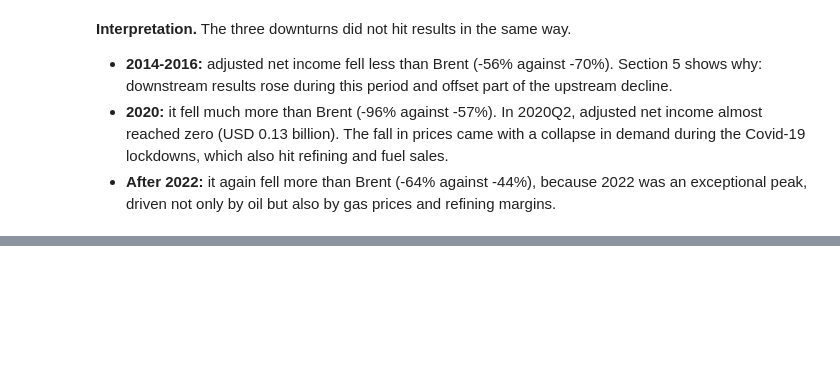
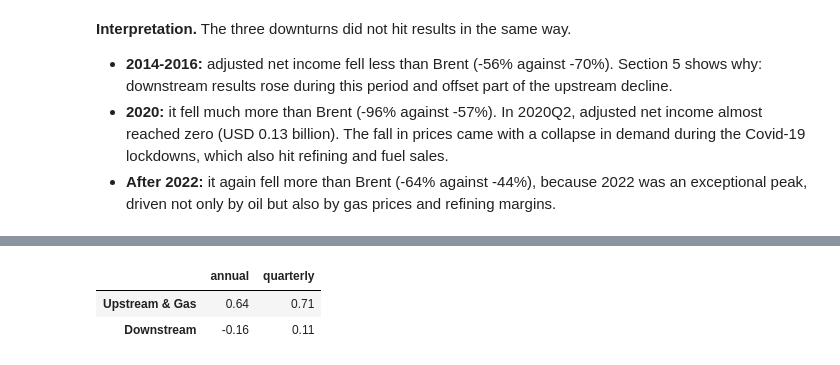
Before and after one commit to Mouabd19/TotalEnergies-Oil-Price-Analysis, a Jupyter notebook: notebooks/01_totalenergies_analysis.ipynb, the cells around one changed output, grey strips where cells are left out. Cells and saved outputs as stored; diff of their text form; code cells hidden in the pictures; blank space fills up the shorter version.

```diff
--- a/notebooks/01_totalenergies_analysis.ipynb
+++ b/notebooks/01_totalenergies_analysis.ipynb
@@ -427,0 +482,18 @@ downturns.round(1)
+# %%
+by_group_q = (segments_q
+              .dropna(subset=["adjusted_net_operating_income_musd"])
+              .pivot_table(index="quarter", columns="group", values="adjusted_noi_busd", aggfunc="sum")
+              .reset_index()
+              .merge(quarterly[["quarter", "brent_avg_usd_per_bbl"]], on="quarter", how="left",
+                     validate="one_to_one"))
+
+groups = ["Upstream & Gas", "Downstream"]
+correlations = pd.DataFrame({
+    "annual": by_group[groups].corrwith(by_group["brent_avg_usd_per_bbl"]),
+    "quarterly": by_group_q[groups].corrwith(by_group_q["brent_avg_usd_per_bbl"]),
+})
+correlations.round(2)
+# %% [output]
+|  | annual | quarterly |
+| Upstream & Gas | 0.64 | 0.71 |
+| Downstream | -0.16 | 0.11 |
```
Also changed, not shown: parts of 7 cells of this notebook.
